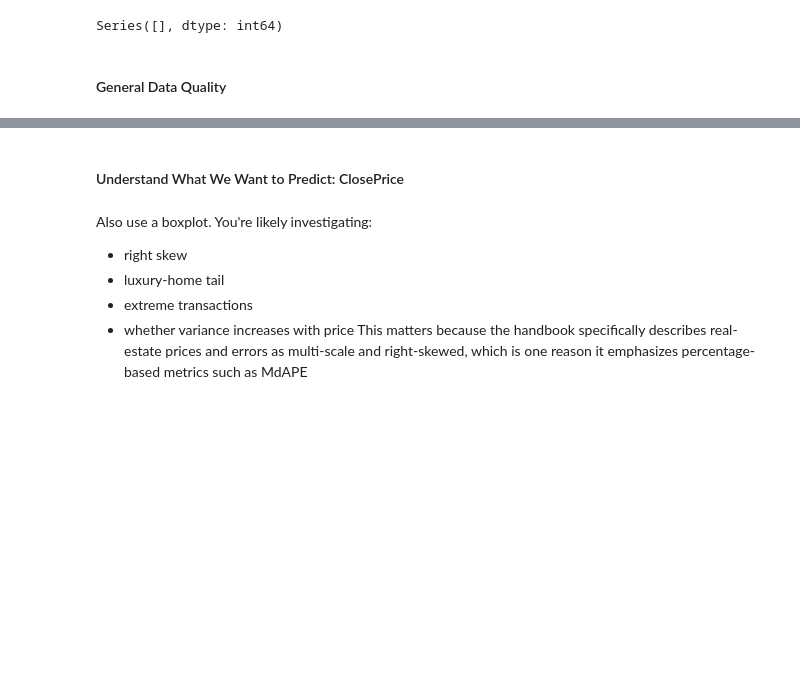
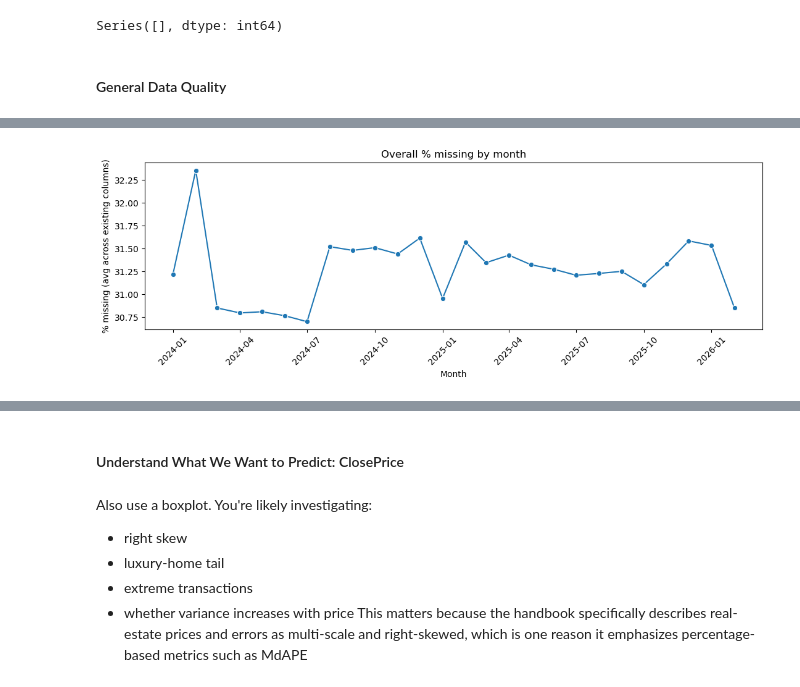
Before and after one commit to eemilycchen/IDX-Exchange-Data-Science, a Jupyter notebook: 01_exploration.ipynb, the cells around one changed output, grey strips where cells are left out. Cells and saved outputs as stored; diff of their text form; code cells hidden in the pictures; blank space fills up the shorter version.

Commit message:
eda: missingness and duplicate rows

```diff
--- a/01_exploration.ipynb
+++ b/01_exploration.ipynb
@@ -236,11 +241,7 @@ Index(['AboveGradeFinishedArea', 'ListAgentEmail', 'MiddleOrJuniorSchool',
 # %% [markdown]
 #### No Data Type Drift for Each Column
 # %%
-dtype_by_month = {}
-for f in files:
-    ym = re.search(r'(\d{6})', os.path.basename(f)).group(1)
-    df_tmp = pd.read_csv(f, low_memory=False)
-    dtype_by_month[ym] = df_tmp.dtypes.astype(str)
+dtype_by_month = apply_per_month(year_month_file_map, lambda f: pd.read_csv(f, low_memory=False).dtypes.astype(str))
 
 dtype_matrix = pd.DataFrame(dtype_by_month).reindex(all_cols)
 dtype_matrix.columns = pd.to_datetime(dtype_matrix.columns, format='%Y%m')
@@ -281,0 +286,8 @@ Series([], dtype: int64)
+# %%
+dfs = []
+for ym, f in year_month_file_map.items():
+    d = pd.read_csv(f, low_memory=False)
+    d['year_month'] = pd.to_datetime(ym, format='%Y%m')
+    dfs.append(d)
+
+df = pd.concat(dfs, ignore_index=True) # automatically align columns cross months, mising column becomes NaN
@@ -281,0 +304,10 @@ Series([], dtype: int64)
+# %%
+#
+missing_by_month = apply_per_month(
+    year_month_file_map,
+    lambda f: pd.read_csv(f, low_memory=False).isna().mean() * 100
+)
+missing_matrix = pd.DataFrame(missing_by_month).reindex(all_cols)
+missing_matrix.columns = pd.to_datetime(missing_matrix.columns, format='%Y%m')
+missing_matrix = missing_matrix.sort_index(axis=1)
+missing_matrix
@@ -281,0 +328,19 @@ Series([], dtype: int64)
+# %%
+overall_missing_by_month = missing_matrix.mean(axis=0, skipna=True)
+overall_missing_by_month.name = 'pct_missing'
+# %%
+import seaborn as sns
+
+missing_trend = overall_missing_by_month.reset_index()
+missing_trend.columns = ['year_month', 'pct_missing']
+
+fig, ax = plt.subplots(figsize=(11, 4))
+sns.lineplot(data=missing_trend, x='year_month', y='pct_missing', marker='o', ax=ax)
+ax.set_title('Overall % missing by month')
+ax.set_ylabel('% missing (avg across existing columns)')
+ax.set_xlabel('Month')
+plt.xticks(rotation=45)
+plt.tight_layout()
+plt.show()
+# %% [output]
+[figure, added]
```
Also changed, not shown: parts of 17 cells of this notebook.
